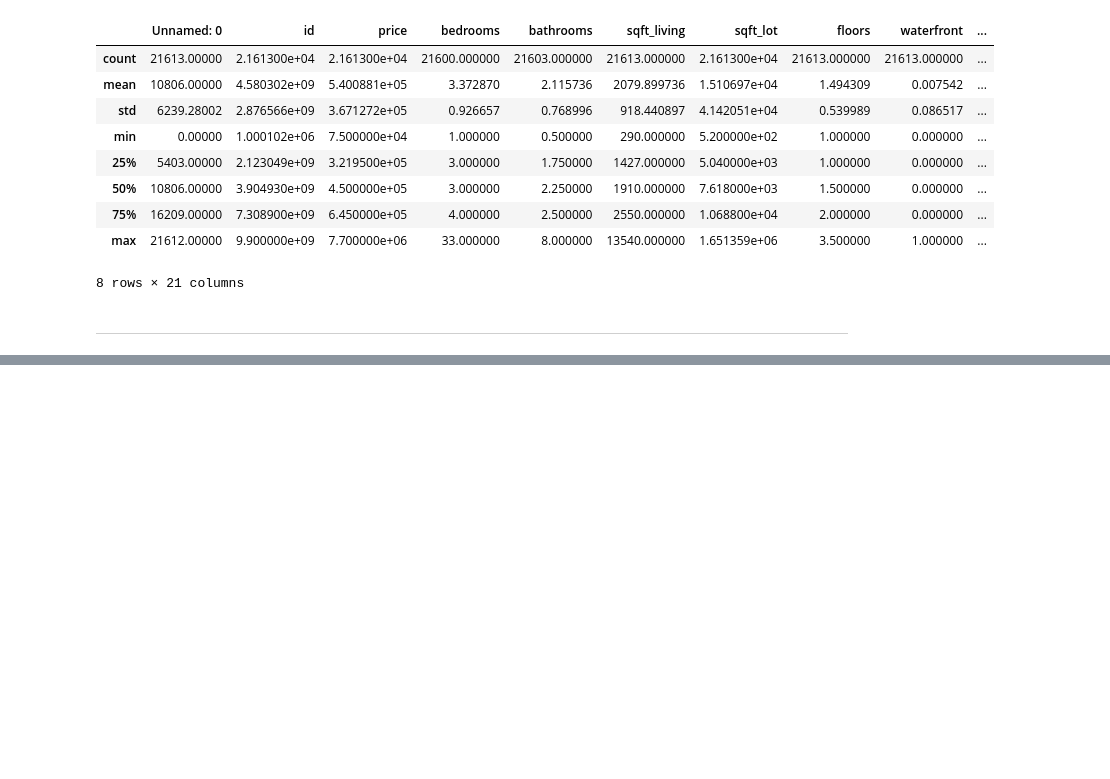
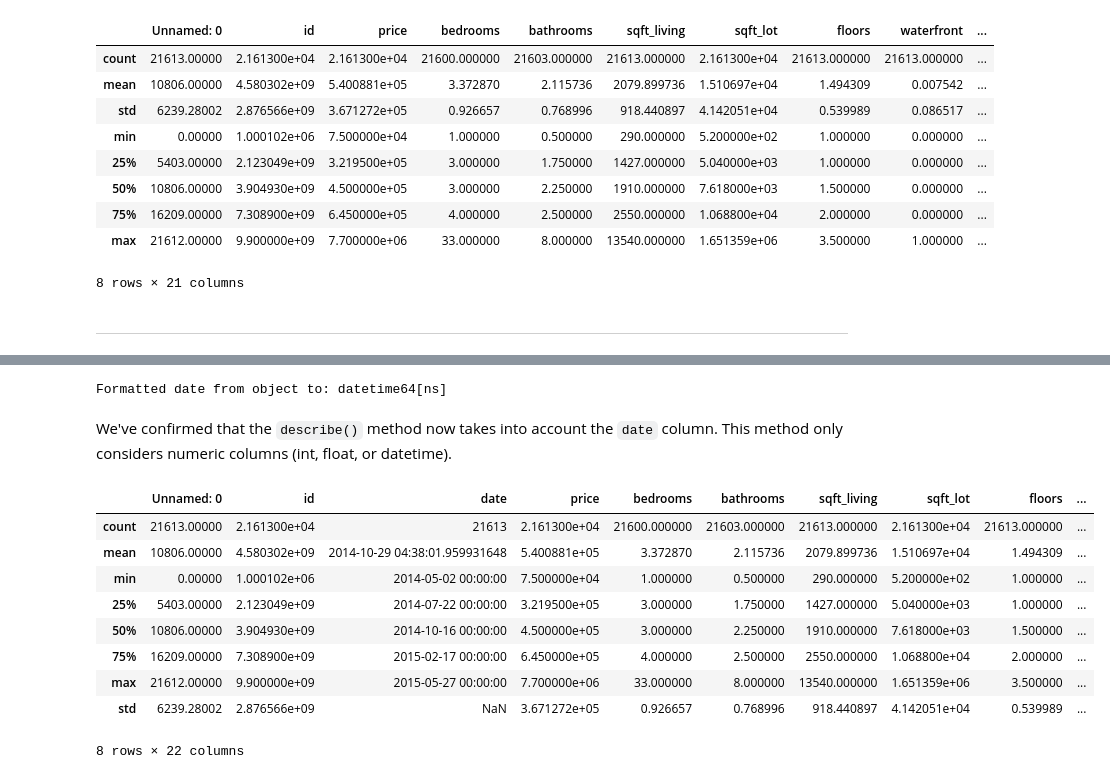
Before and after one commit to flavioaguirre/data-analysis-ibm, a Jupyter notebook: notebook/house_price_ml.ipynb, the cells around one changed output, grey strips where cells are left out. Cells and saved outputs as stored; diff of their text form; code cells hidden in the pictures; blank space fills up the shorter version.

```diff
--- a/notebook/house_price_ml.ipynb
+++ b/notebook/house_price_ml.ipynb
@@ -180,0 +191,23 @@ df.describe()
+# %%
+# Format the 'date' column to datetime format
+df['date'] = pd.to_datetime(df['date'], format='%Y%m%dT%H%M%S')
+
+# Verify that the conversion has been completed
+print(f'Formatted date from object to: {df["date"].dtype}')
+# %% [output]
+Formatted date from object to: datetime64[ns]
+# %% [markdown]
+We've confirmed that the `describe()` method now takes into account the ``date`` column. This method only considers numeric columns (int, float, or datetime).
+# %%
+df.describe()
+# %% [output]
+|  | Unnamed: 0 | id | date | price | bedrooms | bathrooms | sqft_living | sqft_lot | floors | ... |
+| count | 21613.00000 | 2.161300e+04 | 21613 | 2.161300e+04 | 21600.000000 | 21603.000000 | 21613.000000 | 2.161300e+04 | 21613.000000 | ... |
+| mean | 10806.00000 | 4.580302e+09 | 2014-10-29 04:38:01.959931648 | 5.400881e+05 | 3.372870 | 2.115736 | 2079.899736 | 1.510697e+04 | 1.494309 | ... |
+| min | 0.00000 | 1.000102e+06 | 2014-05-02 00:00:00 | 7.500000e+04 | 1.000000 | 0.500000 | 290.000000 | 5.200000e+02 | 1.000000 | ... |
+| 25% | 5403.00000 | 2.123049e+09 | 2014-07-22 00:00:00 | 3.219500e+05 | 3.000000 | 1.750000 | 1427.000000 | 5.040000e+03 | 1.000000 | ... |
+| 50% | 10806.00000 | 3.904930e+09 | 2014-10-16 00:00:00 | 4.500000e+05 | 3.000000 | 2.250000 | 1910.000000 | 7.618000e+03 | 1.500000 | ... |
+| 75% | 16209.00000 | 7.308900e+09 | 2015-02-17 00:00:00 | 6.450000e+05 | 4.000000 | 2.500000 | 2550.000000 | 1.068800e+04 | 2.000000 | ... |
+| max | 21612.00000 | 9.900000e+09 | 2015-05-27 00:00:00 | 7.700000e+06 | 33.000000 | 8.000000 | 13540.000000 | 1.651359e+06 | 3.500000 | ... |
+| std | 6239.28002 | 2.876566e+09 | NaN | 3.671272e+05 | 0.926657 | 0.768996 | 918.440897 | 4.142051e+04 | 0.539989 | ... |
+8 rows × 22 columns
```
Also changed, not shown: parts of 28 cells of this notebook, 1 other file.
